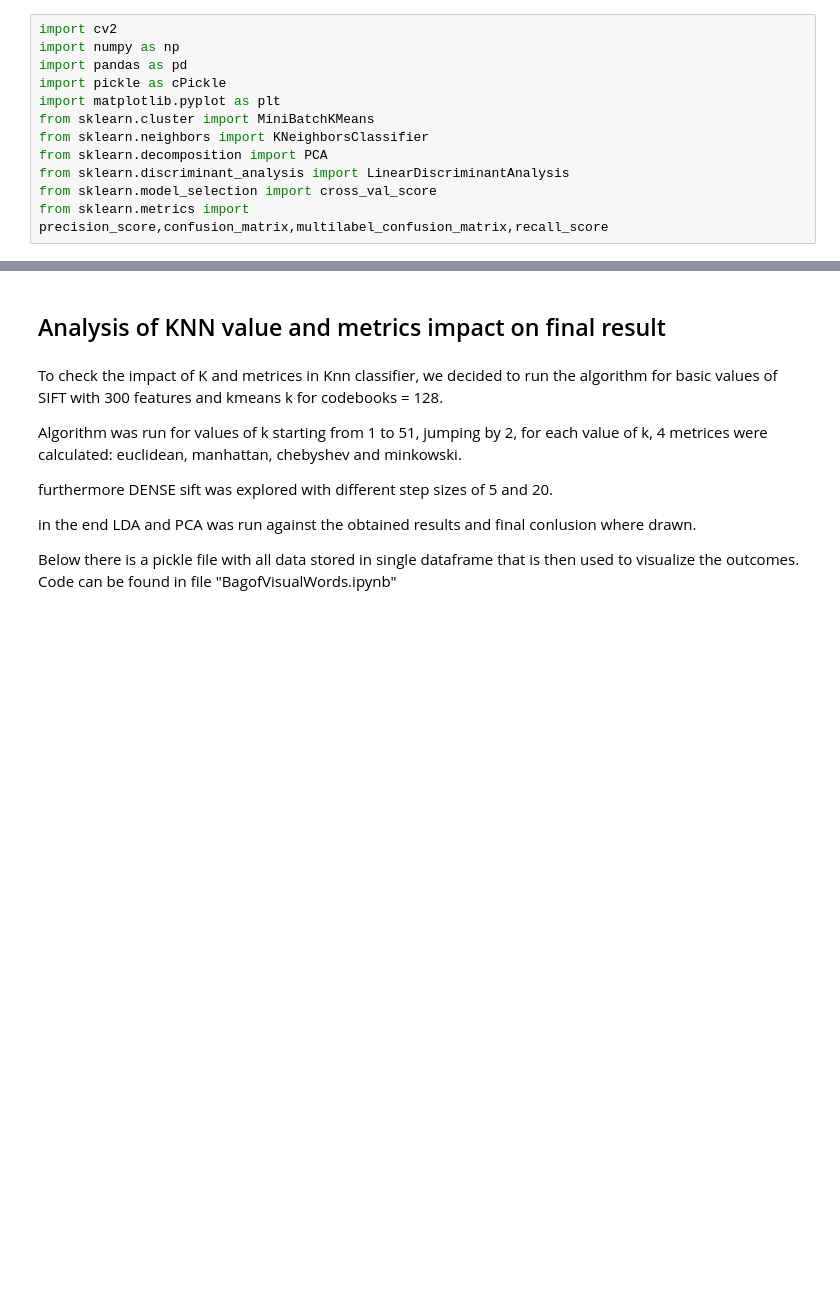
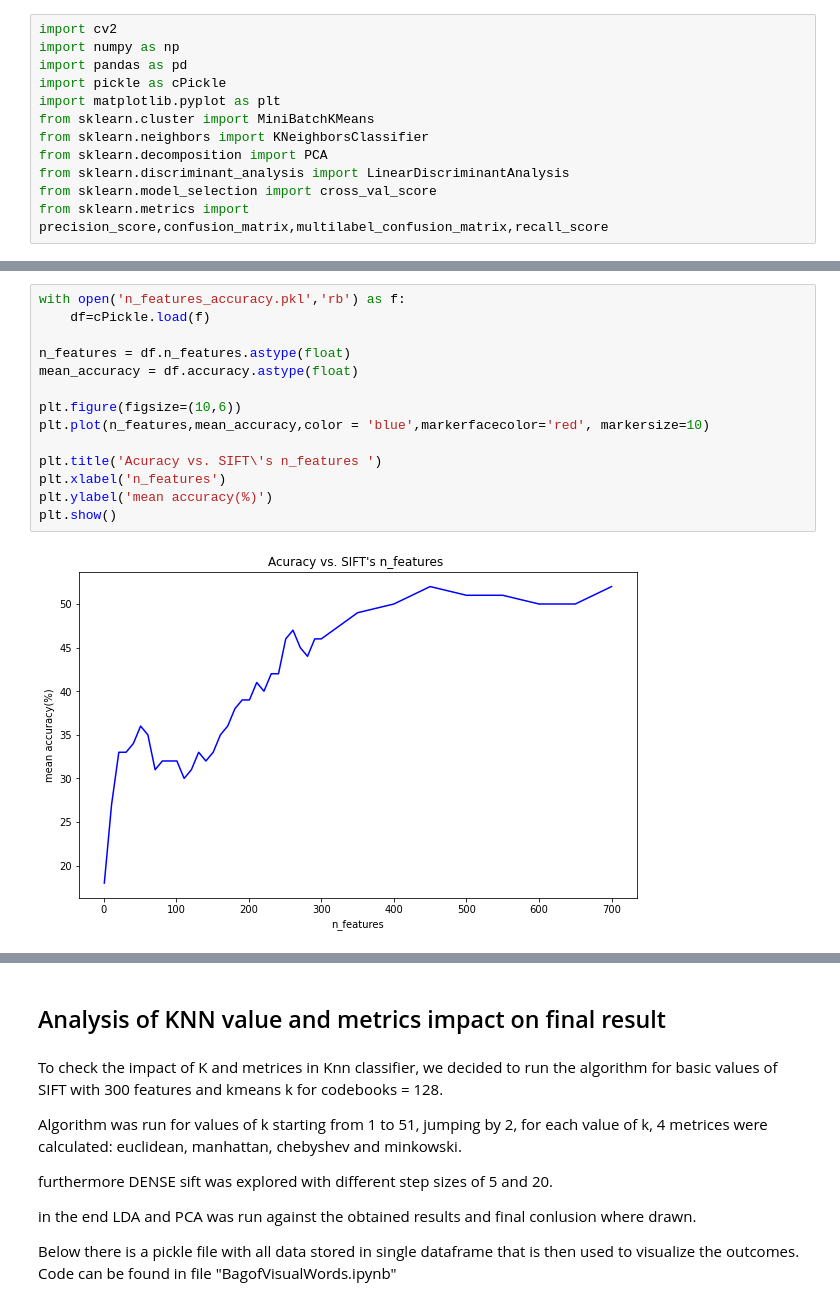
Before and after one commit to StanleyAlbayeros/MCV-M3-MLCV-G02, a Jupyter notebook: M3_Project_week1_BagOfWords_G02.ipynb, the cells around one changed output, grey strips where cells are left out. Saved outputs shown, nothing was run; the diff lists cells and outputs as text; blank space fills up the shorter version.

Commit message:
SIFT's n_features test

```diff
--- a/M3_Project_week1_BagOfWords_G02.ipynb
+++ b/M3_Project_week1_BagOfWords_G02.ipynb
@@ -12,0 +23,16 @@ from sklearn.metrics import precision_score,confusion_matrix,multilabel_confusio
+# %%
+with open('n_features_accuracy.pkl','rb') as f:
+    df=cPickle.load(f)
+
+n_features = df.n_features.astype(float)
+mean_accuracy = df.accuracy.astype(float)
+
+plt.figure(figsize=(10,6))
+plt.plot(n_features,mean_accuracy,color = 'blue',markerfacecolor='red', markersize=10)
+
+plt.title('Acuracy vs. SIFT\'s n_features ')
+plt.xlabel('n_features')
+plt.ylabel('mean accuracy(%)')
+plt.show()
+# %% [output]
+[figure, added]
```
Also changed, not shown: parts of 3 cells of this notebook, 3 other files.
